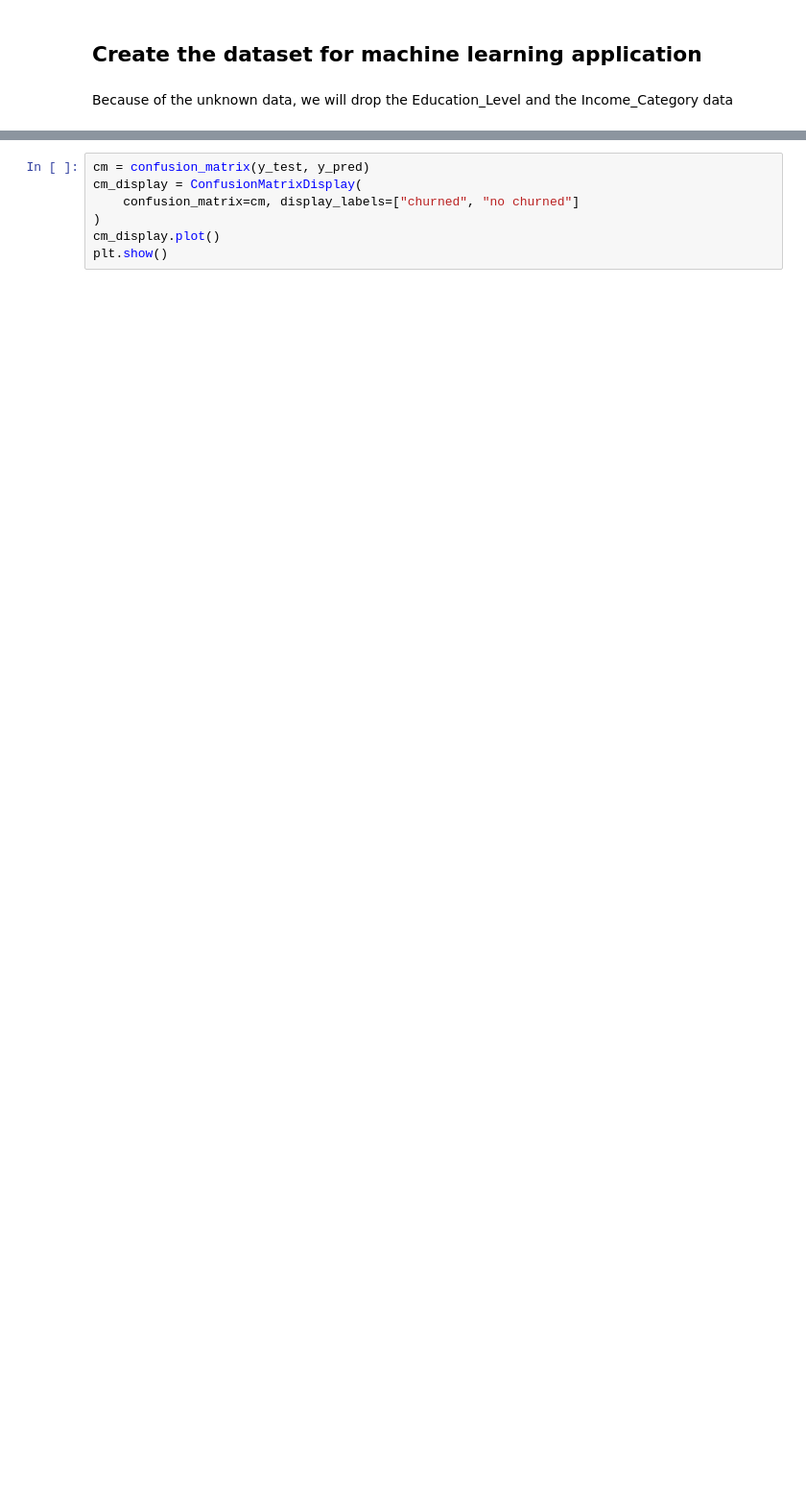
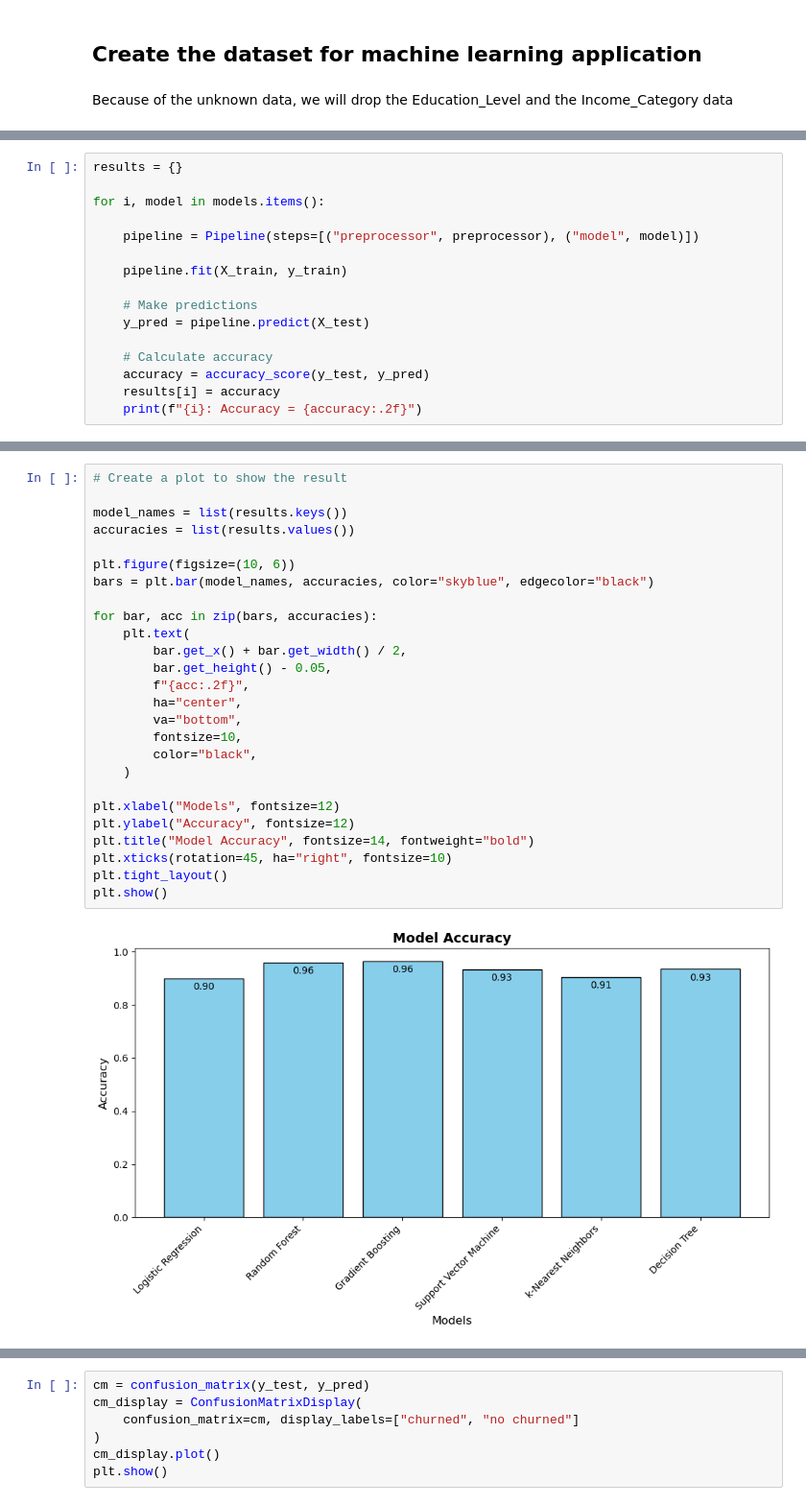
Before and after one commit to luappaul/cs_iac, a Jupyter notebook: Paul_Bourceret_ML_Project.ipynb, the cells around one changed output, grey strips where cells are left out. Shown at 96% size. Cells and saved outputs as stored; diff of their text form; blank space fills up the shorter version.

```diff
--- a/Paul_Bourceret_ML_Project.ipynb
+++ b/Paul_Bourceret_ML_Project.ipynb
@@ -406,0 +451,16 @@ Accuracy: 0.9631457716354064
+# %%
+results = {}
+
+for i, model in models.items():
+
+    pipeline = Pipeline(steps=[("preprocessor", preprocessor), ("model", model)])
+
+    pipeline.fit(X_train, y_train)
+
+    # Make predictions
+    y_pred = pipeline.predict(X_test)
+
+    # Calculate accuracy
+    accuracy = accuracy_score(y_test, y_pred)
+    results[i] = accuracy
+    print(f"{i}: Accuracy = {accuracy:.2f}")
@@ -406,0 +474,28 @@ Accuracy: 0.9631457716354064
+# %%
+# Create a plot to show the result
+
+model_names = list(results.keys())
+accuracies = list(results.values())
+
+plt.figure(figsize=(10, 6))
+bars = plt.bar(model_names, accuracies, color="skyblue", edgecolor="black")
+
+for bar, acc in zip(bars, accuracies):
+    plt.text(
+        bar.get_x() + bar.get_width() / 2,
+        bar.get_height() - 0.05,
+        f"{acc:.2f}",
+        ha="center",
+        va="bottom",
+        fontsize=10,
+        color="black",
+    )
+
+plt.xlabel("Models", fontsize=12)
+plt.ylabel("Accuracy", fontsize=12)
+plt.title("Model Accuracy", fontsize=14, fontweight="bold")
+plt.xticks(rotation=45, ha="right", fontsize=10)
+plt.tight_layout()
+plt.show()
+# %% [output]
+[figure, added]
```
Also changed, not shown: parts of 33 cells of this notebook, 1 other file.
